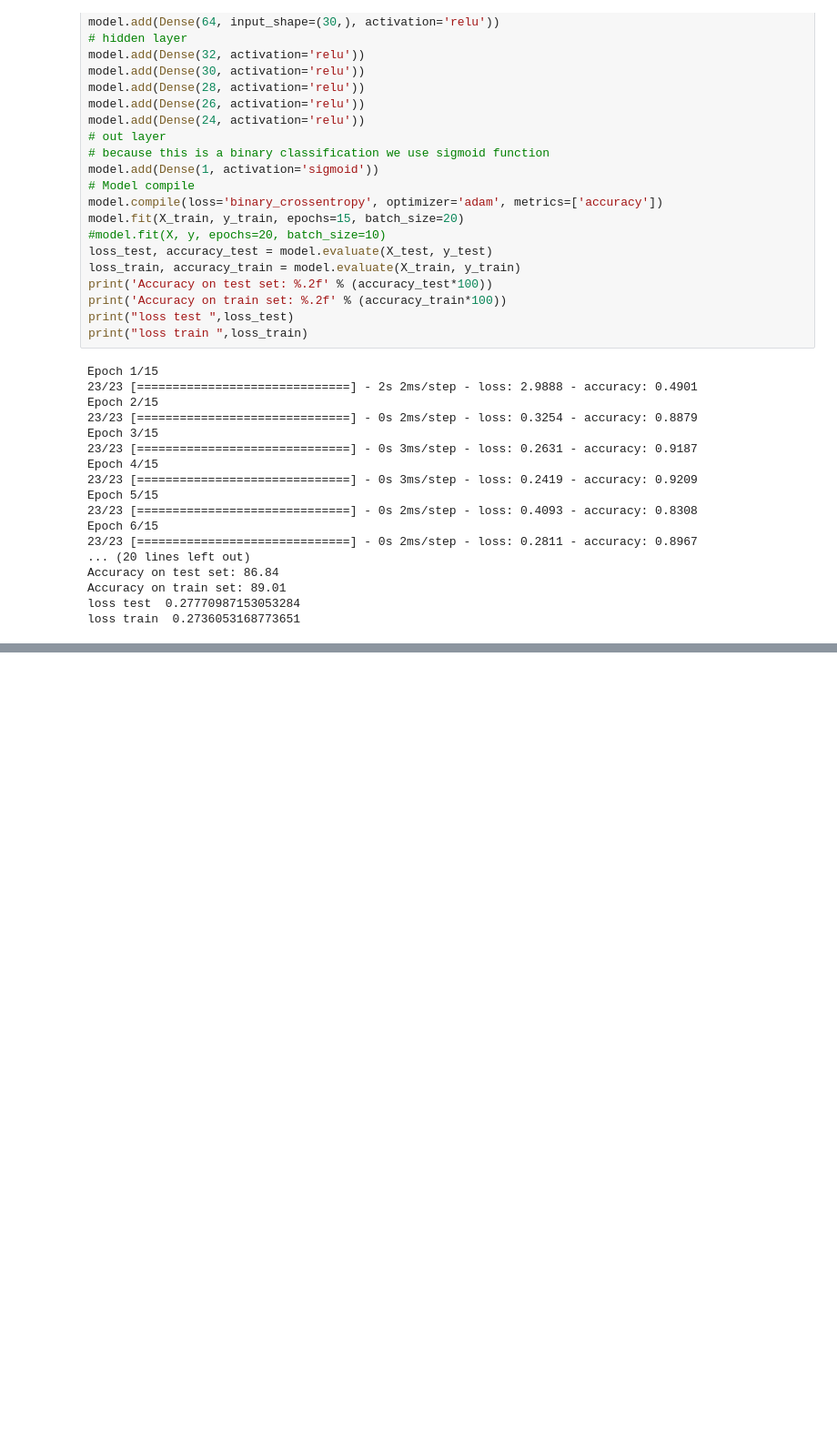
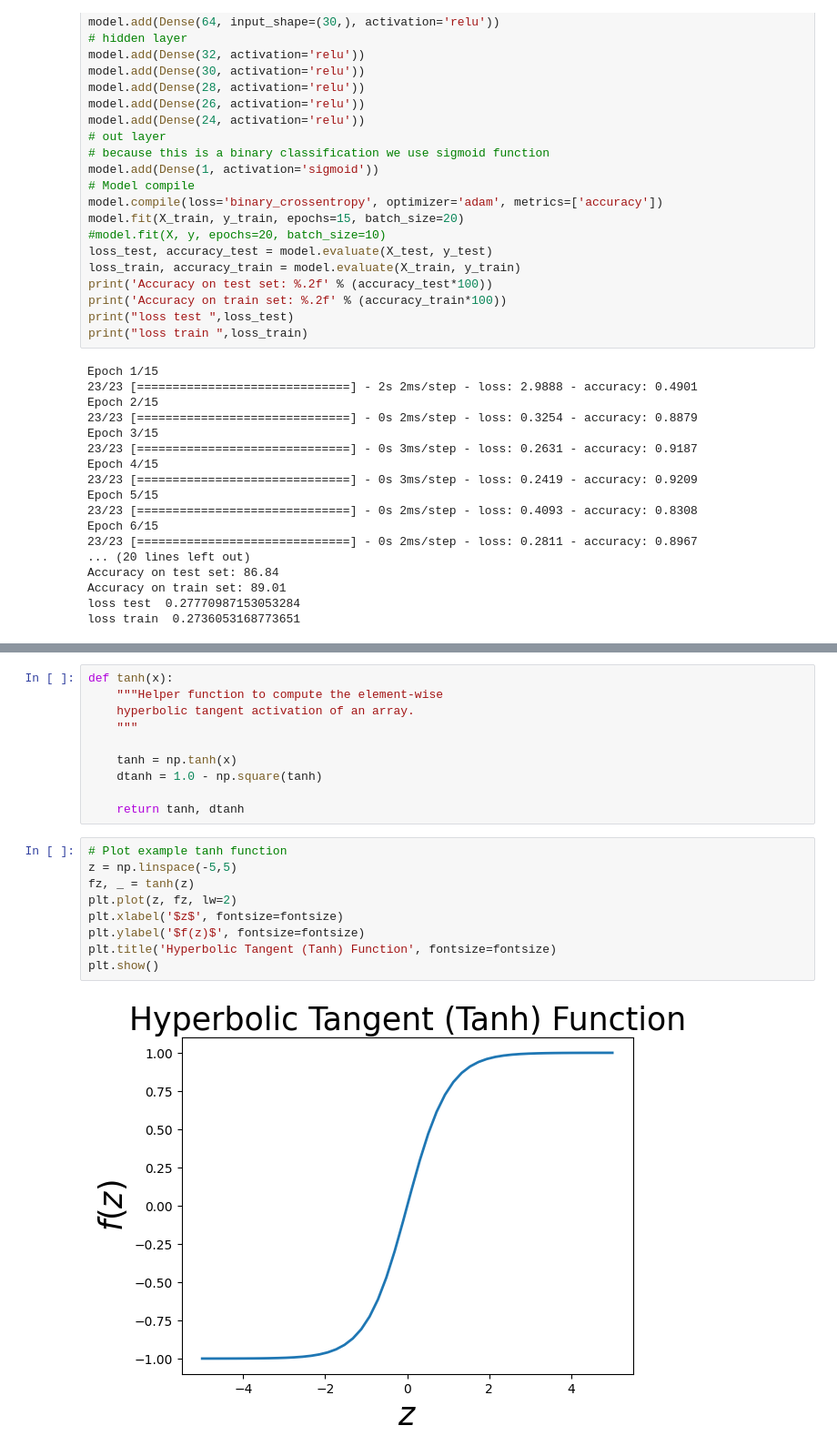
Before and after one commit to prijal-matc/takeovds41, a Jupyter notebook: Neural_Network.ipynb, the cells around one changed output, grey strips where cells are left out. Shown at 91% size. Cells and saved outputs as stored; diff of their text form; blank space fills up the shorter version.

```diff
--- a/Neural_Network.ipynb
+++ b/Neural_Network.ipynb
@@ -154,0 +177,21 @@ loss train  0.2736053168773651
+# %%
+def tanh(x):
+    """Helper function to compute the element-wise
+    hyperbolic tangent activation of an array.
+    """
+
+    tanh = np.tanh(x)
+    dtanh = 1.0 - np.square(tanh)
+
+    return tanh, dtanh
+# %%
+# Plot example tanh function
+z = np.linspace(-5,5)
+fz, _ = tanh(z)
+plt.plot(z, fz, lw=2)
+plt.xlabel('$z$', fontsize=fontsize)
+plt.ylabel('$f(z)$', fontsize=fontsize)
+plt.title('Hyperbolic Tangent (Tanh) Function', fontsize=fontsize)
+plt.show()
+# %% [output]
+[figure, added]
```
Also changed, not shown: parts of 3 cells of this notebook.
